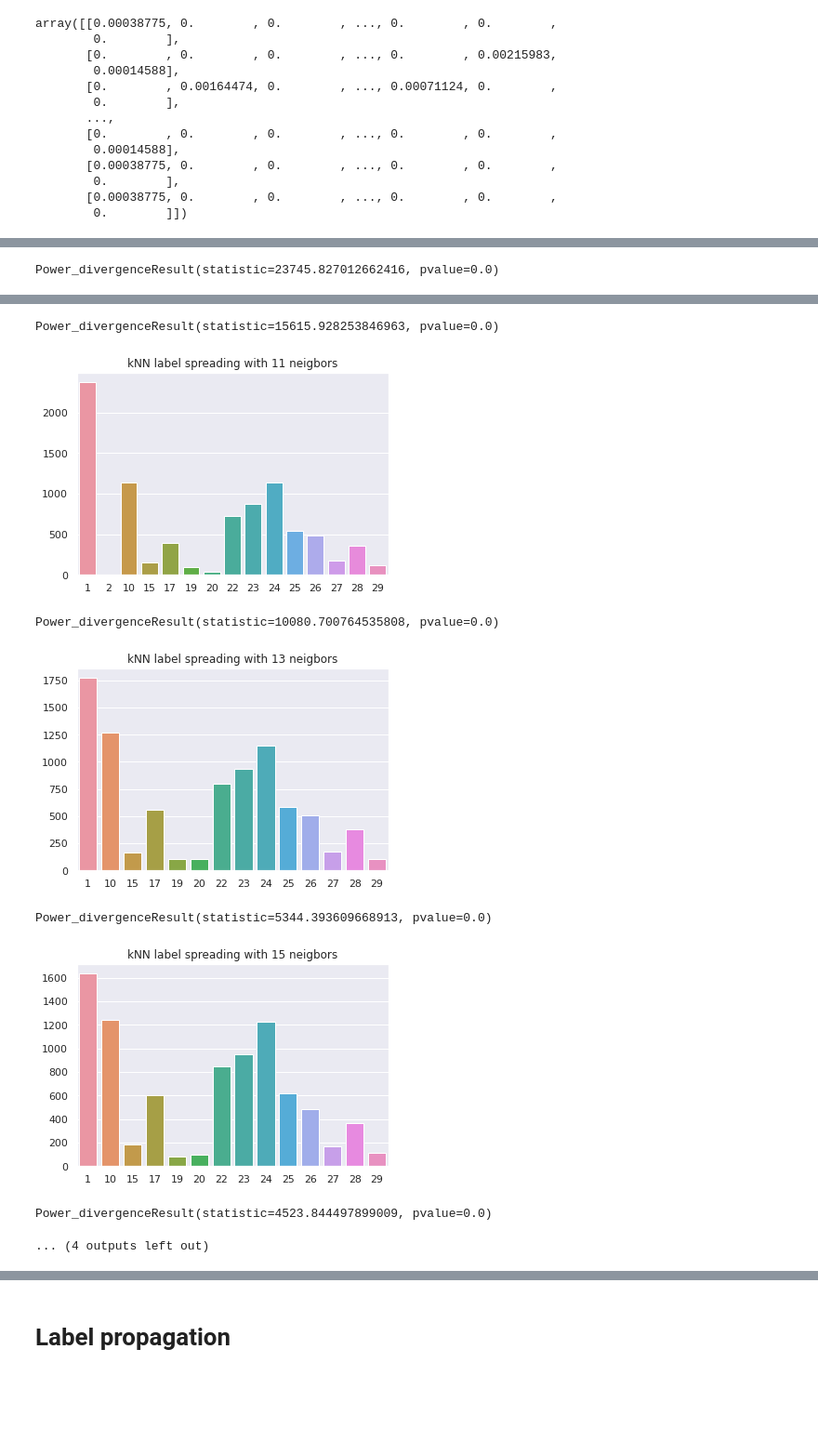
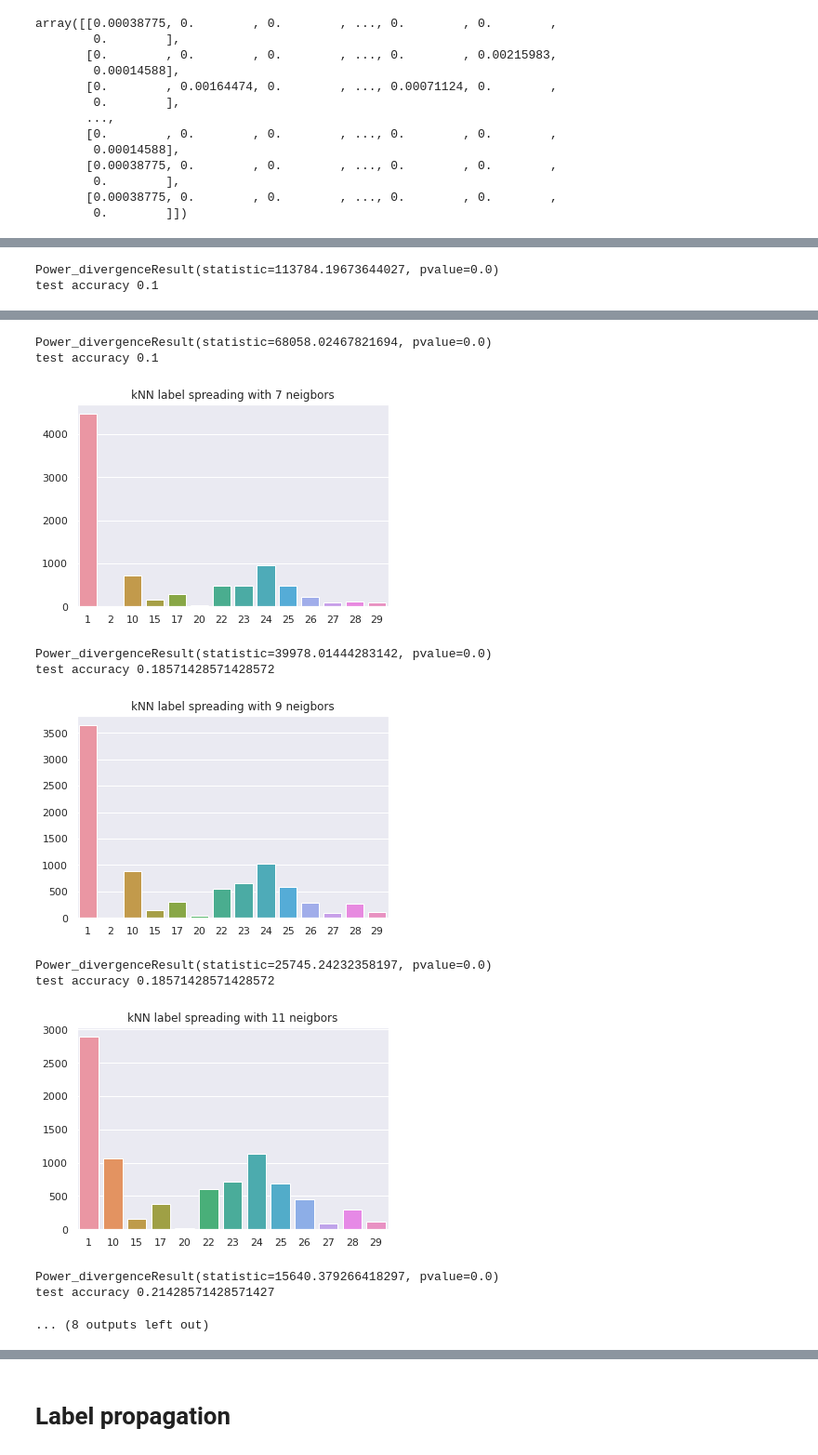
Before and after one commit to hejmsdz/youtube-trending-prediction, a Jupyter notebook: notebooks/04-semisupervised-learning.ipynb, the cells around one changed output, grey strips where cells are left out. Shown at 93% size. Drawn from its saved outputs; the diff is of its cells as text; code cells hidden in the pictures; blank space fills up the shorter version.

```diff
--- a/notebooks/04-semisupervised-learning.ipynb
+++ b/notebooks/04-semisupervised-learning.ipynb
@@ -145,6 +145,7 @@ from sklearn.preprocessing import StandardScaler, normalize, scale, Normalizer
 X = normalize(X_train_with_and_without_categories, norm='l1', axis=0, copy=True)
 # I love Python
 Y_train_with_and_without_categories = [int(float(x)) for x in Y_train_with_and_without_categories]
+y = np.array(Y_train_with_and_without_categories)
 X
 # %% [output]
 array([[0.00038775, 0.        , 0.        , ..., 0.        , 0.        ,
@@ -160,14 +161,22 @@ array([[0.00038775, 0.        , 0.        , ..., 0.        , 0.        ,
         0.        ],
        [0.00038775, 0.        , 0.        , ..., 0.        , 0.        ,
         0.        ]])
+# %%
+test_idx = (y > -1) & (np.random.random(len(y)) < 0.2)
+train_idx = ~test_idx
+
+X_train = X[train_idx]
+y_train = y[train_idx]
+X_test = X[test_idx]
+y_test = y[test_idx]
 # %%
-neighbors_values = [5, 7, 9, 11, 13, 15, 17, 19]
+neighbors_values = [1, 3, 5, 7, 9, 11, 13, 15, 17, 19]
 # %%
 from sklearn.semi_supervised import LabelSpreading
 
 for n_neighbors in neighbors_values:
     model = LabelSpreading('knn', n_neighbors=n_neighbors, max_iter=100)
-    model.fit(X, Y_train_with_and_without_categories)
+    model.fit(X_train, y_train)
 
     knn_predicted = model.predict(X)
     count = pd.Series(knn_predicted).value_counts()
@@ -176,4 +185,5 @@ for n_neighbors in neighbors_values:
     sns.barplot(count.index.astype('int'), count.values)
     plt.show()
     print(compare_counts(count))
+    print('test accuracy', model.score(X_test, y_test))
 # %% [output]
@@ -183 +194,2 @@ Power_divergenceResult(statistic=49723.135340181485, pvalue=0.0)
-Power_divergenceResult(statistic=23745.827012662416, pvalue=0.0)
+Power_divergenceResult(statistic=113784.19673644027, pvalue=0.0)
+test accuracy 0.1
@@ -185,11 +197,15 @@ Power_divergenceResult(statistic=23745.827012662416, pvalue=0.0)
-Power_divergenceResult(statistic=15615.928253846963, pvalue=0.0)
+Power_divergenceResult(statistic=68058.02467821694, pvalue=0.0)
+test accuracy 0.1
-[figure, old version]
+[figure, new version]
-Power_divergenceResult(statistic=10080.700764535808, pvalue=0.0)
+Power_divergenceResult(statistic=39978.01444283142, pvalue=0.0)
+test accuracy 0.18571428571428572
-[figure, old version]
+[figure, new version]
-Power_divergenceResult(statistic=5344.393609668913, pvalue=0.0)
+Power_divergenceResult(statistic=25745.24232358197, pvalue=0.0)
+test accuracy 0.18571428571428572
-[figure, old version]
+[figure, new version]
-Power_divergenceResult(statistic=4523.844497899009, pvalue=0.0)
+Power_divergenceResult(statistic=15640.379266418297, pvalue=0.0)
+test accuracy 0.21428571428571427
-... (4 outputs left out)
+... (8 outputs left out)
 # %%
 gamma_values = [1e-3, 1e-2, 1e-1, 1e0, 1e1, 1e2, 1e3]
 # %%
```
Also changed, not shown: parts of 7 cells of this notebook.
